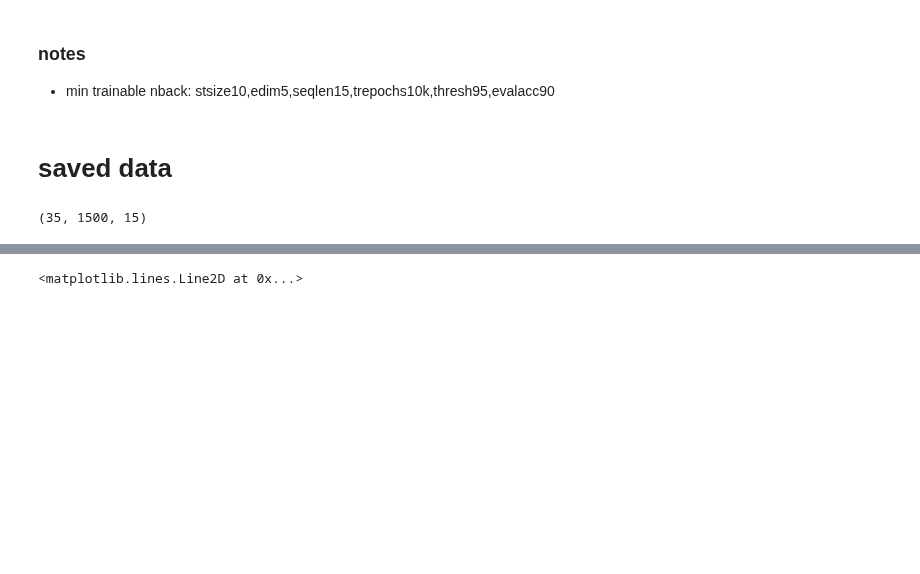
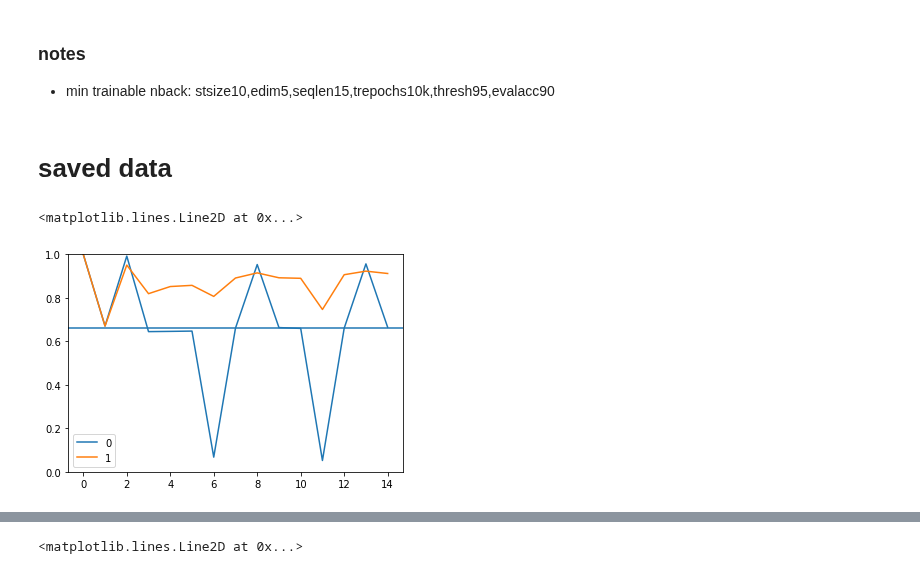
Before and after one commit to andrebeu/PM, a Jupyter notebook: pmtask.ipynb, the cells around one changed output, grey strips where cells are left out. Cells and saved outputs as stored; diff of their text form; code cells hidden in the pictures; blank space fills up the shorter version.

```diff
--- a/pmtask.ipynb
+++ b/pmtask.ipynb
@@ -37,9 +37,17 @@ def load_score(fpath,verb=False):
 
 og_trials = [4,5]
 pm_trials = [6,11]
-# %%
-fpath = 'purewm_20*-pmtrials_3-*'
-score = load_score(fpath)
-score.shape
-# %% [output]
-(35, 1500, 15)
+# %%
+itr = 400000
+for focal in range(2):
+  fpath = 'purewm_40-focal_%i*%i.npy'%(focal,itr)
+  score = load_score(fpath)
+  acc = score.mean((1))
+  plt.plot(acc.mean(0),label=focal)
+
+plt.legend()
+plt.ylim(0,1)
+plt.axhline(.66)
+# %% [output]
+<matplotlib.lines.Line2D at 0x...>
+[figure, added]
```
Also changed, not shown: parts of 2 cells of this notebook, 3 other files.
